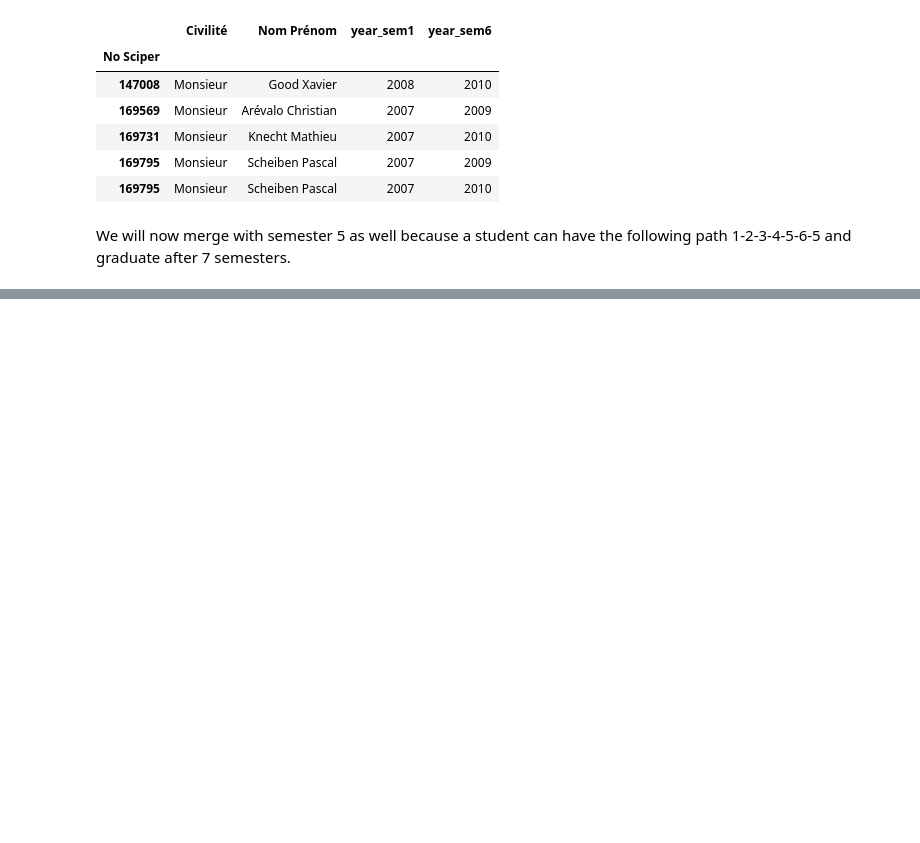
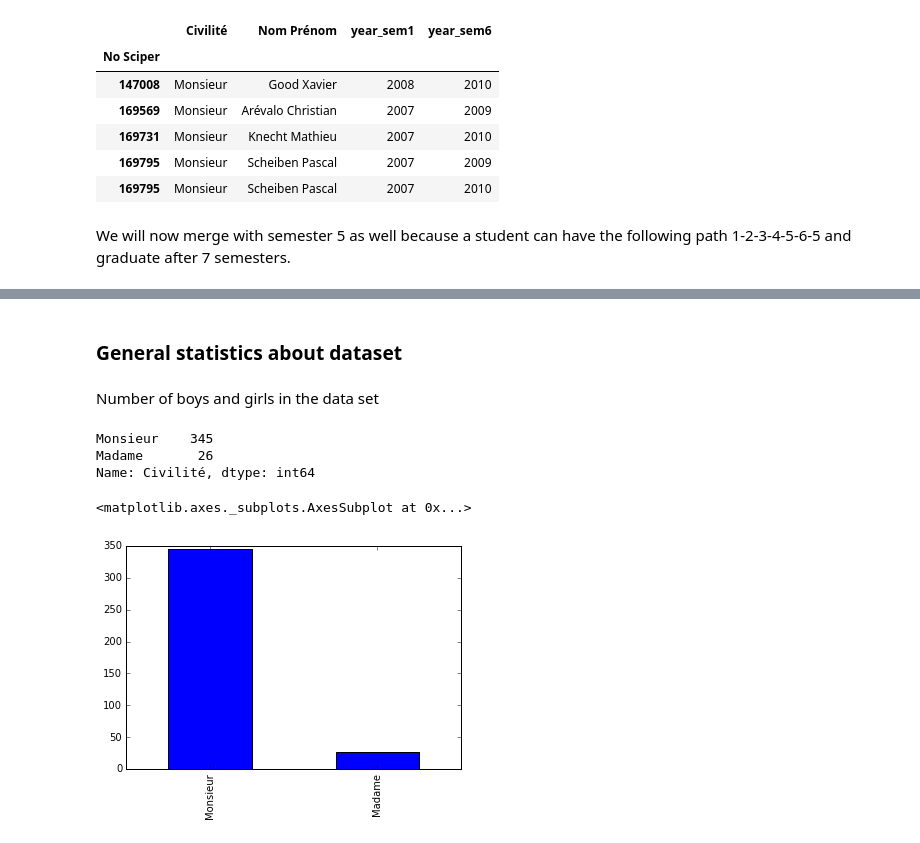
Before and after one commit to cipri-tom/Homework, a Jupyter notebook: 02 - Data from the Web/Data from the web.ipynb, the cells around one changed output, grey strips where cells are left out. Saved outputs shown, nothing was run; the diff lists cells and outputs as text; code cells hidden in the pictures; blank space fills up the shorter version.

```diff
--- a/02 - Data from the Web/Data from the web.ipynb
+++ b/02 - Data from the Web/Data from the web.ipynb
@@ -108,0 +118,3 @@ frame.head()
+# %%
+frame = frame.groupby(frame.index).last()
+frame.head()
@@ -108,0 +132,12 @@ frame.head()
+# %%
+def get_years(row):
+    if (row.year_sem5 > row.year_sem6):
+        if row.year_sem5 == 2016:
+            return np.NaN
+        return row.year_sem5 - row.year_sem1 + 0.5
+    else:
+        return row.year_sem6 - row.year_sem1 + 1
+
+frame['duration'] = frame.apply(get_years, axis=1)
+frame = frame[frame.duration.notnull()]
+frame.head()
@@ -108,0 +152,13 @@ frame.head()
+# %% [markdown]
+### General statistics about dataset
+# %% [markdown]
+Number of boys and girls in the data set
+# %%
+print(frame["Civilité"].value_counts())
+frame["Civilité"].value_counts().plot(kind='bar')
+# %% [output]
+Monsieur    345
+Madame       26
+Name: Civilité, dtype: int64
+<matplotlib.axes._subplots.AxesSubplot at 0x...>
+[figure, added]
```
Also changed, not shown: parts of 32 cells of this notebook.
